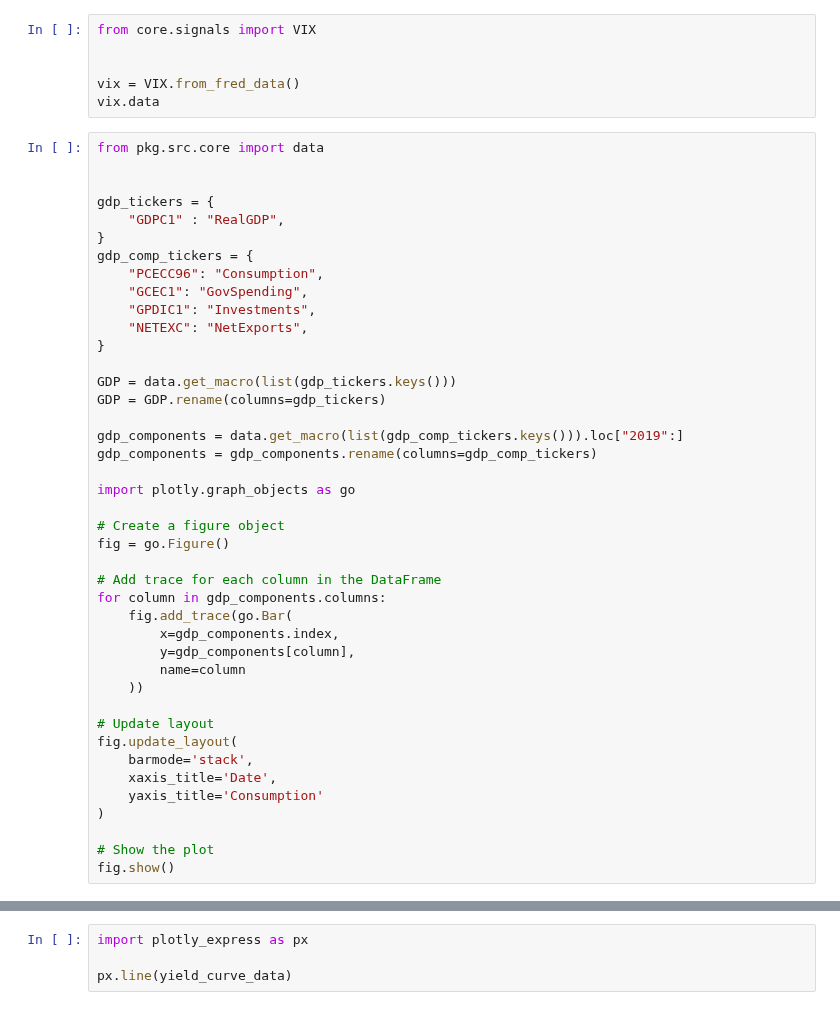
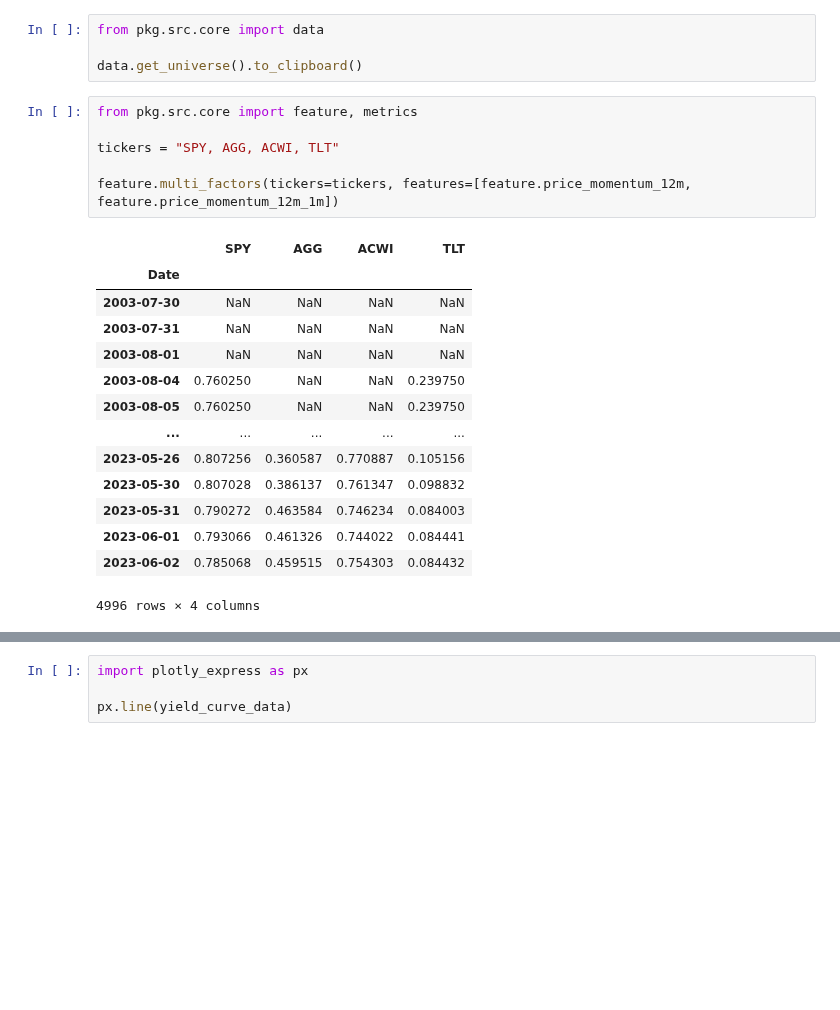
Before and after one commit to HTF1125/RobertLab, a Jupyter notebook: test.ipynb, the cells around one changed output, grey strips where cells are left out. Drawn from its saved outputs; the diff is of its cells as text; blank space fills up the shorter version.

```diff
--- a/test.ipynb
+++ b/test.ipynb
@@ -1,48 +1,25 @@
-# %%
-from core.signals import VIX
-
-
-vix = VIX.from_fred_data()
-vix.data
-# %%
-from pkg.src.core import data
-
-
-gdp_tickers = {
-    "GDPC1" : "RealGDP",
-}
-gdp_comp_tickers = {
-    "PCECC96": "Consumption",
-    "GCEC1": "GovSpending",
-    "GPDIC1": "Investments",
-    "NETEXC": "NetExports",
-}
-
-GDP = data.get_macro(list(gdp_tickers.keys()))
-GDP = GDP.rename(columns=gdp_tickers)
-
-gdp_components = data.get_macro(list(gdp_comp_tickers.keys())).loc["2019":]
-gdp_components = gdp_components.rename(columns=gdp_comp_tickers)
-
-import plotly.graph_objects as go
-
-# Create a figure object
-fig = go.Figure()
-
-# Add trace for each column in the DataFrame
-for column in gdp_components.columns:
-    fig.add_trace(go.Bar(
-        x=gdp_components.index,
-        y=gdp_components[column],
-        name=column
-    ))
-
-# Update layout
-fig.update_layout(
-    barmode='stack',
-    xaxis_title='Date',
-    yaxis_title='Consumption'
-)
-
-# Show the plot
-fig.show()
+# %%
+from pkg.src.core import data
+
+data.get_universe().to_clipboard()
+# %%
+from pkg.src.core import feature, metrics
+
+tickers = "SPY, AGG, ACWI, TLT"
+
+feature.multi_factors(tickers=tickers, features=[feature.price_momentum_12m, feature.price_momentum_12m_1m])
+# %% [output]
+|  | SPY | AGG | ACWI | TLT |
+| Date |  |  |  |  |
+| 2003-07-30 | NaN | NaN | NaN | NaN |
+| 2003-07-31 | NaN | NaN | NaN | NaN |
+| 2003-08-01 | NaN | NaN | NaN | NaN |
+| 2003-08-04 | 0.760250 | NaN | NaN | 0.239750 |
+| 2003-08-05 | 0.760250 | NaN | NaN | 0.239750 |
+| ... | ... | ... | ... | ... |
+| 2023-05-26 | 0.807256 | 0.360587 | 0.770887 | 0.105156 |
+| 2023-05-30 | 0.807028 | 0.386137 | 0.761347 | 0.098832 |
+| 2023-05-31 | 0.790272 | 0.463584 | 0.746234 | 0.084003 |
+| 2023-06-01 | 0.793066 | 0.461326 | 0.744022 | 0.084441 |
+| 2023-06-02 | 0.785068 | 0.459515 | 0.754303 | 0.084432 |
+4996 rows × 4 columns
```
Also changed, not shown: parts of 11 cells of this notebook, 34 other files.
